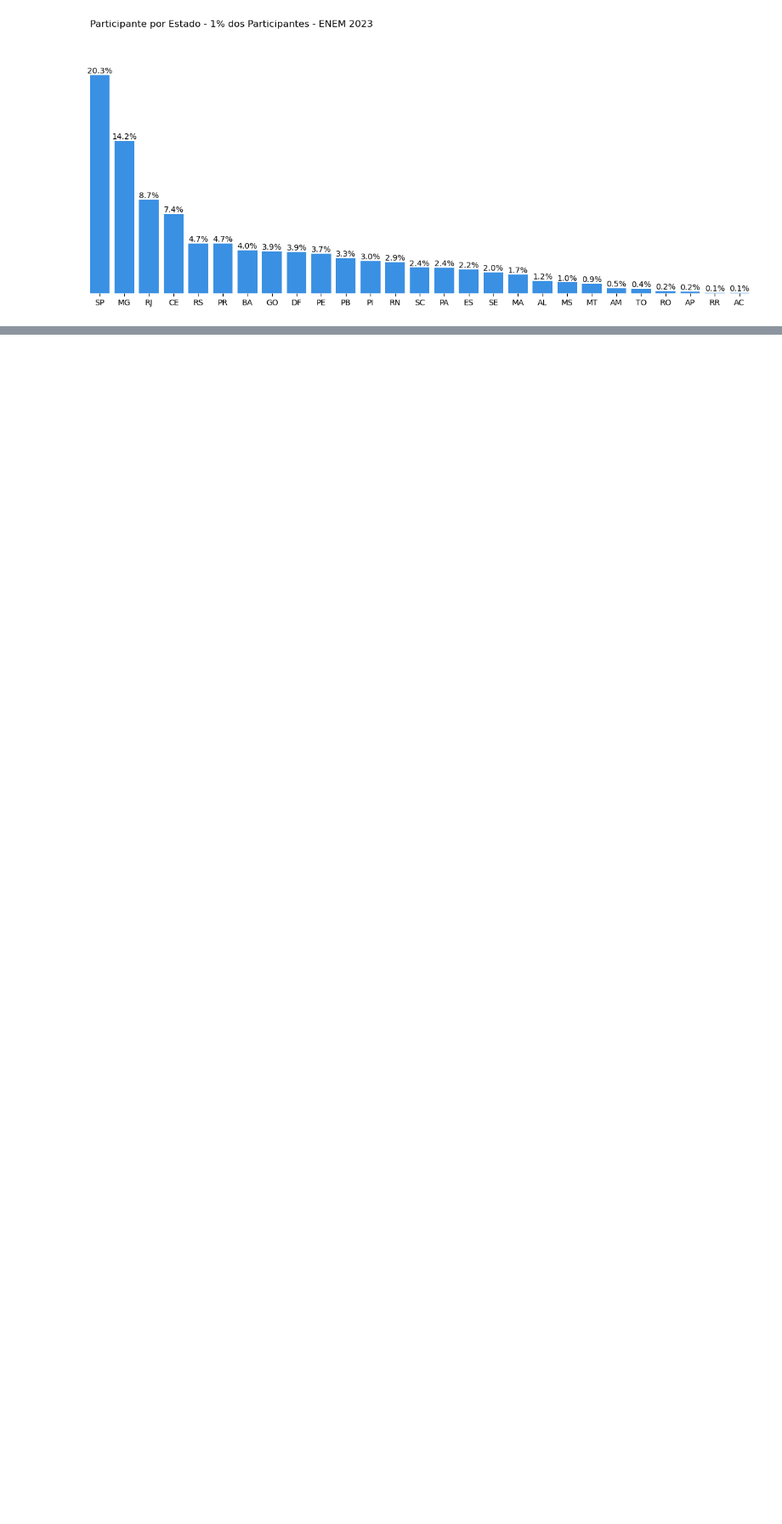
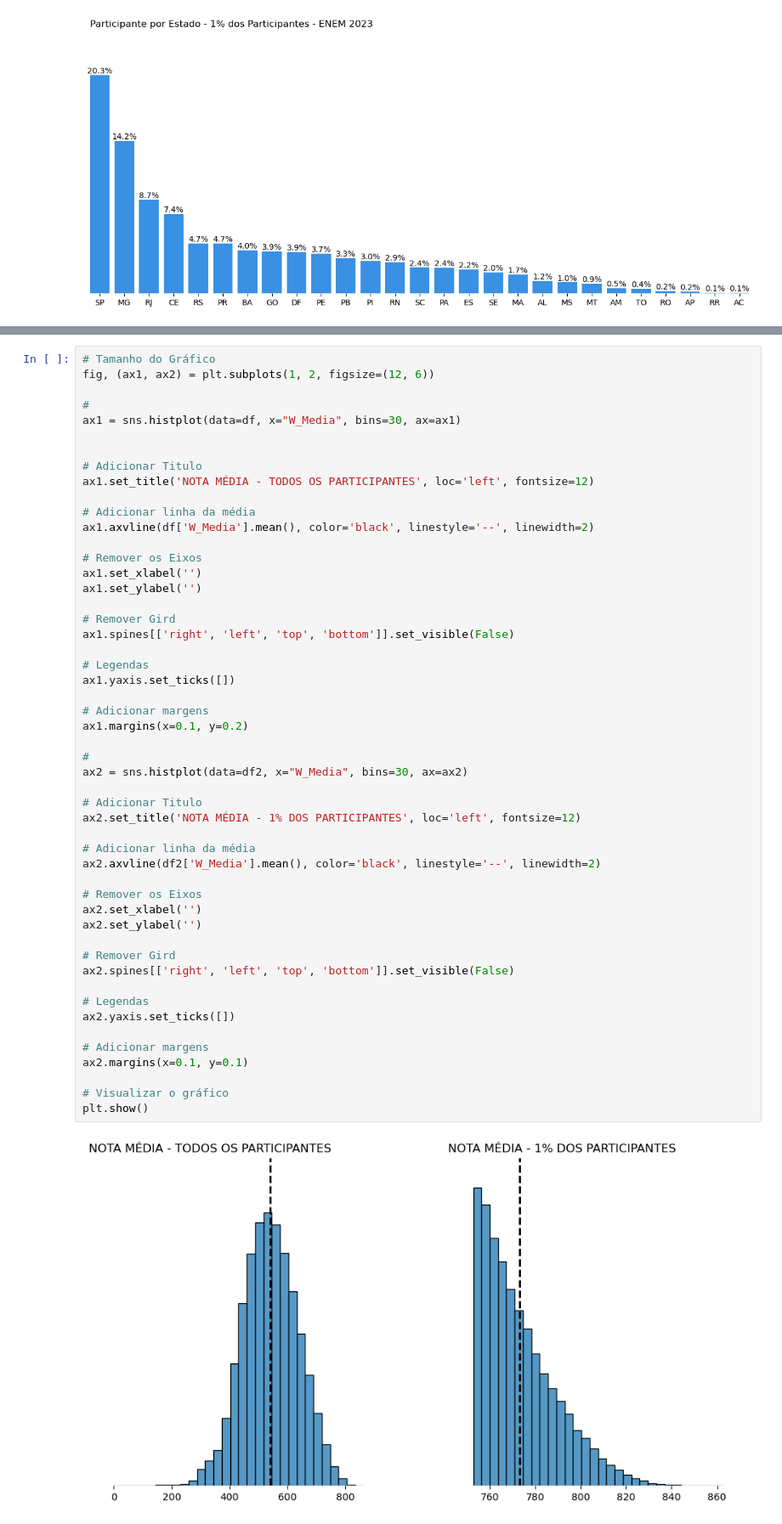
Before and after one commit to gabrielzerraa/EDA-ENEM_2023, a Jupyter notebook: ENEM 2023.ipynb, the cells around one changed output, grey strips where cells are left out. Shown: that part at 85% size. Saved outputs shown, nothing was run; the diff lists cells and outputs as text; blank space fills up the shorter version.

Commit message:
Update ENEM 2023.ipynb
Comparação entre todos os participantes e 1% com maiores médias.

```diff
--- a/ENEM 2023.ipynb
+++ b/ENEM 2023.ipynb
@@ -824,0 +642,53 @@ Name: NU_NOTA_REDACAO, dtype: float64
+# %%
+# Tamanho do Gráfico
+fig, (ax1, ax2) = plt.subplots(1, 2, figsize=(12, 6))
+
+#
+ax1 = sns.histplot(data=df, x="W_Media", bins=30, ax=ax1)
+
+
+# Adicionar Titulo
+ax1.set_title('NOTA MÉDIA - TODOS OS PARTICIPANTES', loc='left', fontsize=12)
+
+# Adicionar linha da média
+ax1.axvline(df['W_Media'].mean(), color='black', linestyle='--', linewidth=2)
+
+# Remover os Eixos
+ax1.set_xlabel('')
+ax1.set_ylabel('')
+
+# Remover Gird
+ax1.spines[['right', 'left', 'top', 'bottom']].set_visible(False)
+
+# Legendas
+ax1.yaxis.set_ticks([])
+
+# Adicionar margens
+ax1.margins(x=0.1, y=0.2)
+
+#
+ax2 = sns.histplot(data=df2, x="W_Media", bins=30, ax=ax2)
+
+# Adicionar Titulo
+ax2.set_title('NOTA MÉDIA - 1% DOS PARTICIPANTES', loc='left', fontsize=12)
+
+# Adicionar linha da média
+ax2.axvline(df2['W_Media'].mean(), color='black', linestyle='--', linewidth=2)
+
+# Remover os Eixos
+ax2.set_xlabel('')
+ax2.set_ylabel('')
+
+# Remover Gird
+ax2.spines[['right', 'left', 'top', 'bottom']].set_visible(False)
+
+# Legendas
+ax2.yaxis.set_ticks([])
+
+# Adicionar margens
+ax2.margins(x=0.1, y=0.1)
+
+# Visualizar o gráfico
+plt.show()
+# %% [output]
+[figure, added]
```
Also changed, not shown: parts of 42 cells of this notebook.
